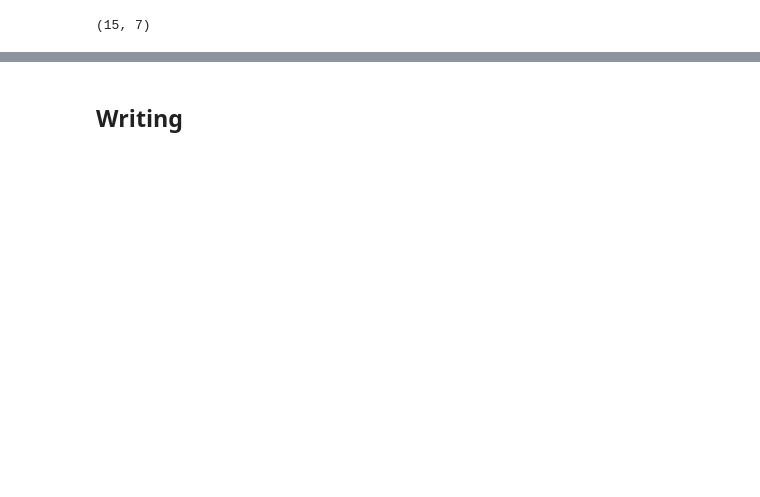
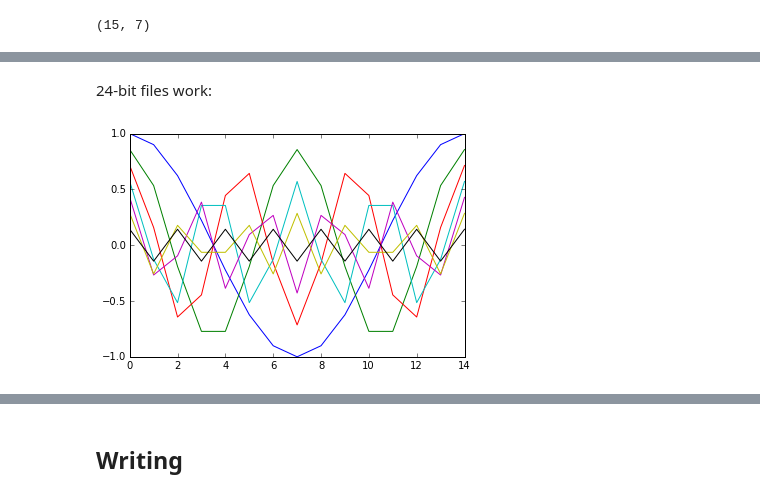
Before and after one commit to mgeier/python-audio, a Jupyter notebook: audio-files/audio-files-with-pysoundfile.ipynb, the cells around one changed output, grey strips where cells are left out. Saved outputs shown, nothing was run; the diff lists cells and outputs as text; code cells hidden in the pictures; blank space fills up the shorter version.

```diff
--- a/audio-files/audio-files-with-pysoundfile.ipynb
+++ b/audio-files/audio-files-with-pysoundfile.ipynb
@@ -84,0 +78,7 @@ This would be consistent with the rest of NumPy (although not expected by Octave
+# %% [markdown]
+24-bit files work:
+# %%
+sig, samplerate = sf.read('data/test_wav_pcm24.wav')
+plt.plot(sig);
+# %% [output]
+[figure, added]
```
Also changed, not shown: parts of 46 cells of this notebook, 1 other file.
